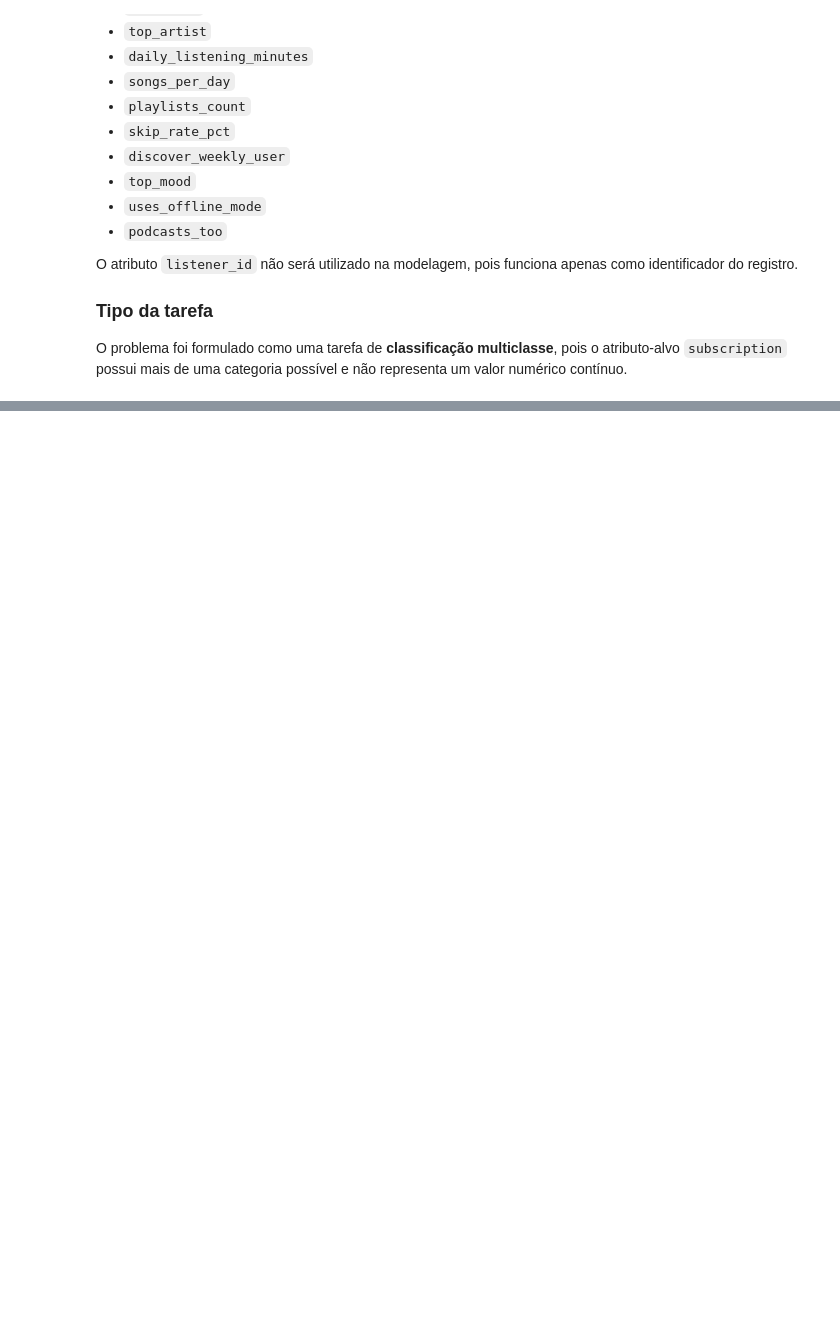
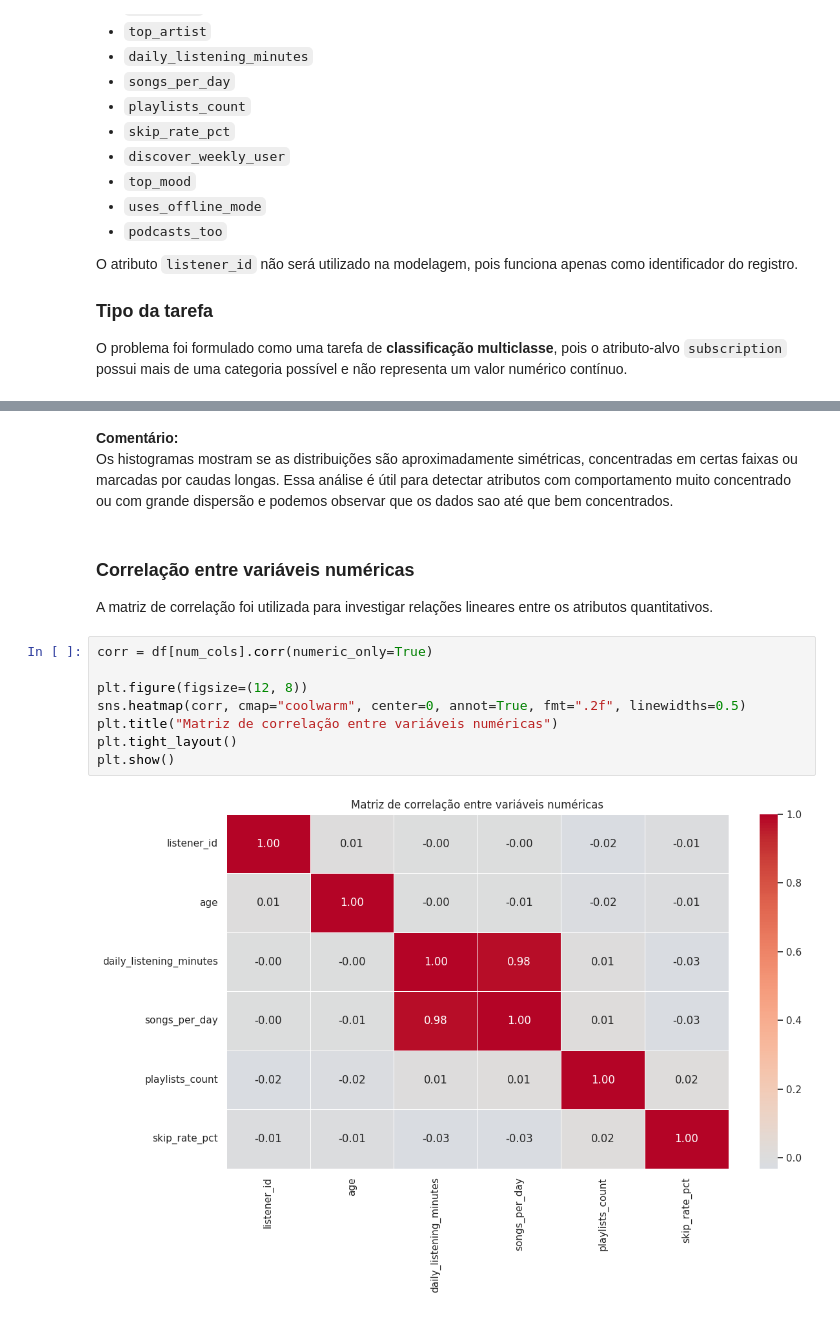
Before and after one commit to Arturgds/ProjetoFinalIA, a Jupyter notebook: ProjetoFinal.ipynb, the cells around one changed output, grey strips where cells are left out. Drawn from its saved outputs; the diff is of its cells as text; blank space fills up the shorter version.

```diff
--- a/ProjetoFinal.ipynb
+++ b/ProjetoFinal.ipynb
@@ -128,0 +407,17 @@ Há sinais de desbalanceamento moderado entre as classes. Como o problema é de
+# %% [markdown]
+**Comentário:**
+Os histogramas mostram se as distribuições são aproximadamente simétricas, concentradas em certas faixas ou marcadas por caudas longas. Essa análise é útil para detectar atributos com comportamento muito concentrado ou com grande dispersão e podemos observar que os dados sao até que bem concentrados.
+# %% [markdown]
+### Correlação entre variáveis numéricas
+
+A matriz de correlação foi utilizada para investigar relações lineares entre os atributos quantitativos.
+# %%
+corr = df[num_cols].corr(numeric_only=True)
+
+plt.figure(figsize=(12, 8))
+sns.heatmap(corr, cmap="coolwarm", center=0, annot=True, fmt=".2f", linewidths=0.5)
+plt.title("Matriz de correlação entre variáveis numéricas")
+plt.tight_layout()
+plt.show()
+# %% [output]
+[figure, added]
```
Also changed, not shown: parts of 56 cells of this notebook, 3 other files.
